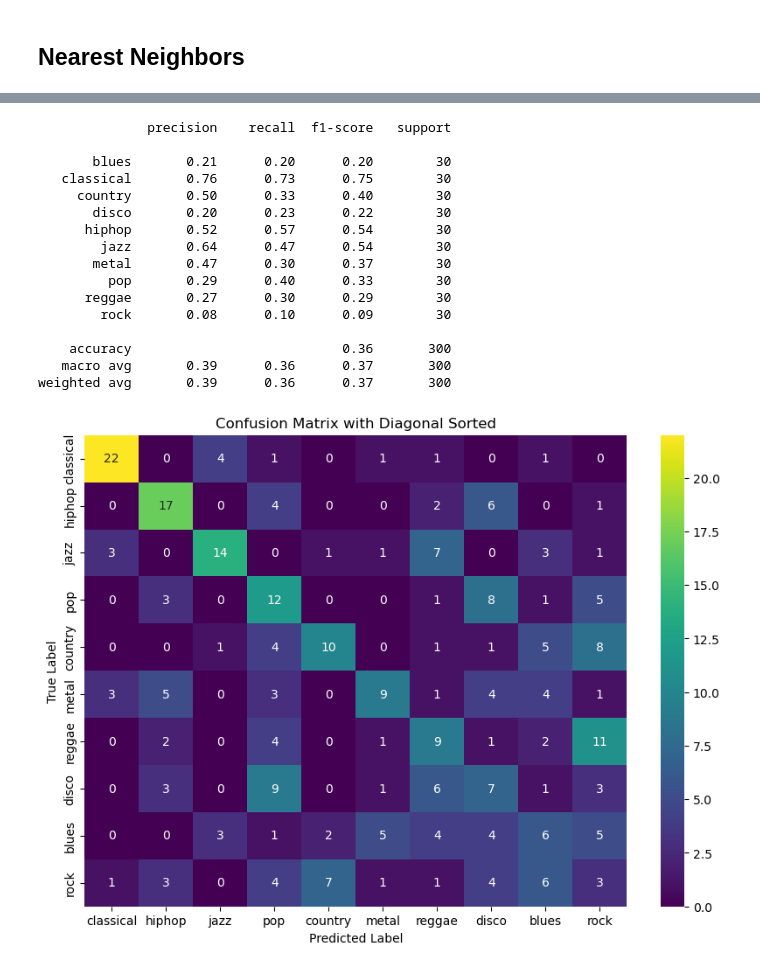
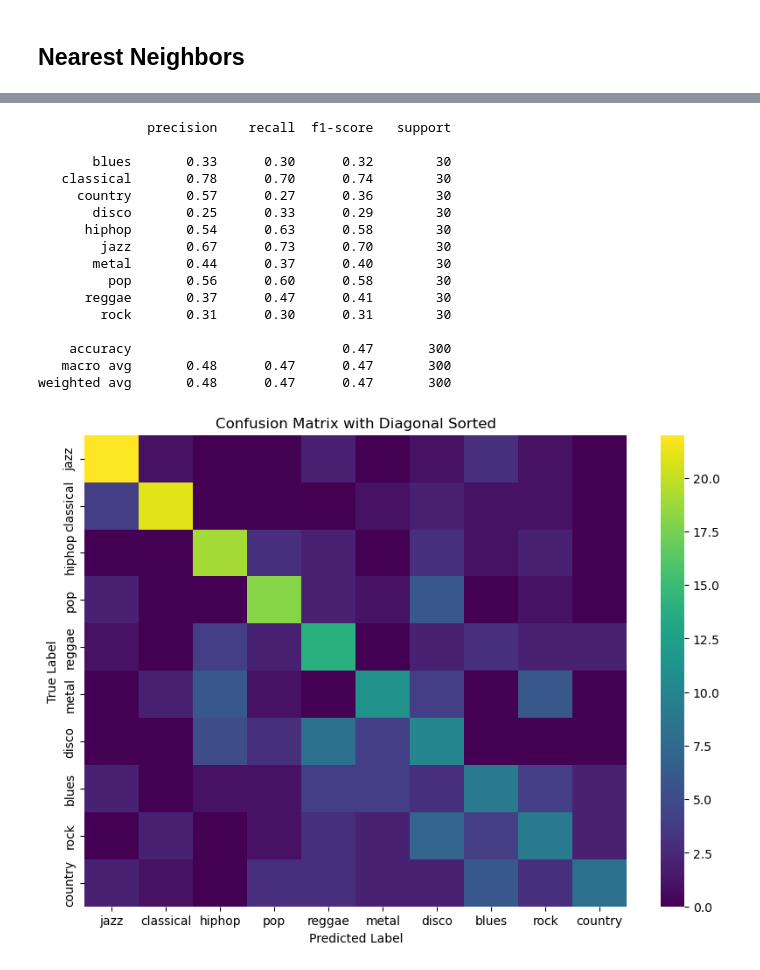
Before and after one commit to neoayanami/fmri-music-retrieve, a Jupyter notebook: mutlisubject_align.ipynb, the cells around one changed output, grey strips where cells are left out. Cells and saved outputs as stored; diff of their text form; code cells hidden in the pictures.

```diff
--- a/mutlisubject_align.ipynb
+++ b/mutlisubject_align.ipynb
@@ -212,0 +211,3 @@ Preparing dataset..
+# %%
+with open('/data01/data/fMRI_music_genre/data_dict' + '.pkl', 'rb') as file_to_read:
+    data_dict = pickle.load(file_to_read)
@@ -293,6 +302,9 @@ ServerApp.rate_limit_window=3.0 (secs)
+# %%
+with open('/data01/data/fMRI_music_genre/working_data_dict' + '.pkl', 'rb') as file_to_read:
+    working_data_dict = pickle.load(file_to_read)
 # %%
 if transform_masking:
-
+    base_masker=working_data_dict["sub-001"]["masker"]
     selected_indices=base_masker.transform(nib.load("mask_01.nii.gz"))
     for sub in subject_ids:
         working_data_dict[sub]["train_fmri_avg"]=working_data_dict[sub]["train_fmri"].squeeze()[:,selected_indices.squeeze().astype(np.uint8)]
@@ -425,14 +429,14 @@ import pandas as pd
 
 def process_data(data_dict, key_suffix, features_key, genre_key, stim_name_key, fmri_key):
     # Create DataFrame for fMRI and stimulus names
-    df = pd.DataFrame(data_dict[fmri_key])
+    df = pd.DataFrame(data_dict[fmri_key], dtype=float)
     df['Stimulus'] = data_dict[stim_name_key]
 
     # Group by 'Stimulus' and calculate the mean for fMRI data
     fmri_avg = df.groupby('Stimulus').mean().reset_index()
 
     # Create DataFrame for audio features and stimulus names
-    df_features = pd.DataFrame(data_dict[features_key])
+    df_features = pd.DataFrame(data_dict[features_key], dtype=float)
     df_features['Stimulus'] = data_dict[stim_name_key]
 
     # Group by 'Stimulus' and calculate the mean for audio features
@@ -444,8 +448,6 @@ def process_data(data_dict, key_suffix, features_key, genre_key, stim_name_key,
 
     # Since genre should be consistent for the same stimulus, we can take the first occurrence
     genre_avg = df_genre.groupby('Stimulus').first().reset_index()
-
-
 
     return {
         key_suffix + '_audio_feat': features_avg.drop(columns='Stimulus').values,
@@ -1084,17 +995,17 @@ print(classification_report(test_genre_aligned,knn_genre_predictions))
 # %% [output]
               precision    recall  f1-score   support
 
-       blues       0.21      0.20      0.20        30
-   classical       0.76      0.73      0.75        30
-     country       0.50      0.33      0.40        30
-       disco       0.20      0.23      0.22        30
-      hiphop       0.52      0.57      0.54        30
-        jazz       0.64      0.47      0.54        30
-       metal       0.47      0.30      0.37        30
-         pop       0.29      0.40      0.33        30
-      reggae       0.27      0.30      0.29        30
-        rock       0.08      0.10      0.09        30
+       blues       0.33      0.30      0.32        30
+   classical       0.78      0.70      0.74        30
+     country       0.57      0.27      0.36        30
+       disco       0.25      0.33      0.29        30
+      hiphop       0.54      0.63      0.58        30
+        jazz       0.67      0.73      0.70        30
+       metal       0.44      0.37      0.40        30
+         pop       0.56      0.60      0.58        30
+      reggae       0.37      0.47      0.41        30
+        rock       0.31      0.30      0.31        30
 
-    accuracy                           0.36       300
-   macro avg       0.39      0.36      0.37       300
-weighted avg       0.39      0.36      0.37       300
+    accuracy                           0.47       300
+   macro avg       0.48      0.47      0.47       300
+weighted avg       0.48      0.47      0.47       300
@@ -1103,26 +1012,25 @@ weighted avg       0.39      0.36      0.37       300
 # %%
 # df_confusion=pd.DataFrame(confusion_matrix(test_genre_aligned,knn_genre_predictions), columns=set(test_genre_aligned))
 # %%
-
 # Compute the confusion matrix
 cm = confusion_matrix(test_genre_aligned, knn_genre_predictions)
 
 # Extract the unique labels
 labels = np.unique(test_genre_aligned)
 
 # Sort labels based on the diagonal values of the confusion matrix in descending order
 sorted_indices = np.argsort(-np.diag(cm))
 sorted_labels = labels[sorted_indices]
 
 # Reorder the confusion matrix
 sorted_cm = cm[:, sorted_indices][sorted_indices]
 
 # Plot the sorted confusion matrix
 plt.figure(figsize=(10, 7))
-sns.heatmap(sorted_cm, annot=True, cmap="viridis", fmt="g", xticklabels=sorted_labels, yticklabels=sorted_labels)
+sns.heatmap(sorted_cm, annot=False, cmap="viridis", fmt="g", xticklabels=sorted_labels, yticklabels=sorted_labels)
 plt.title('Confusion Matrix with Diagonal Sorted')
 plt.xlabel('Predicted Label')
 plt.ylabel('True Label')
 plt.show()
 # %% [output]
-[figure, old version]
+[figure, new version]
```
Also changed, not shown: parts of 45 cells of this notebook, 6 other files.
